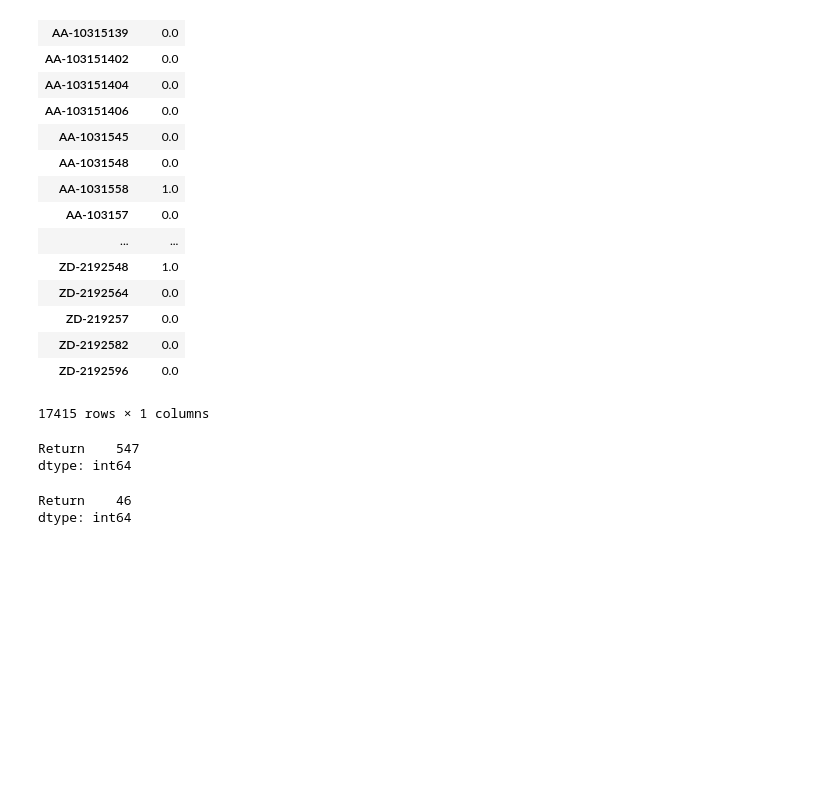
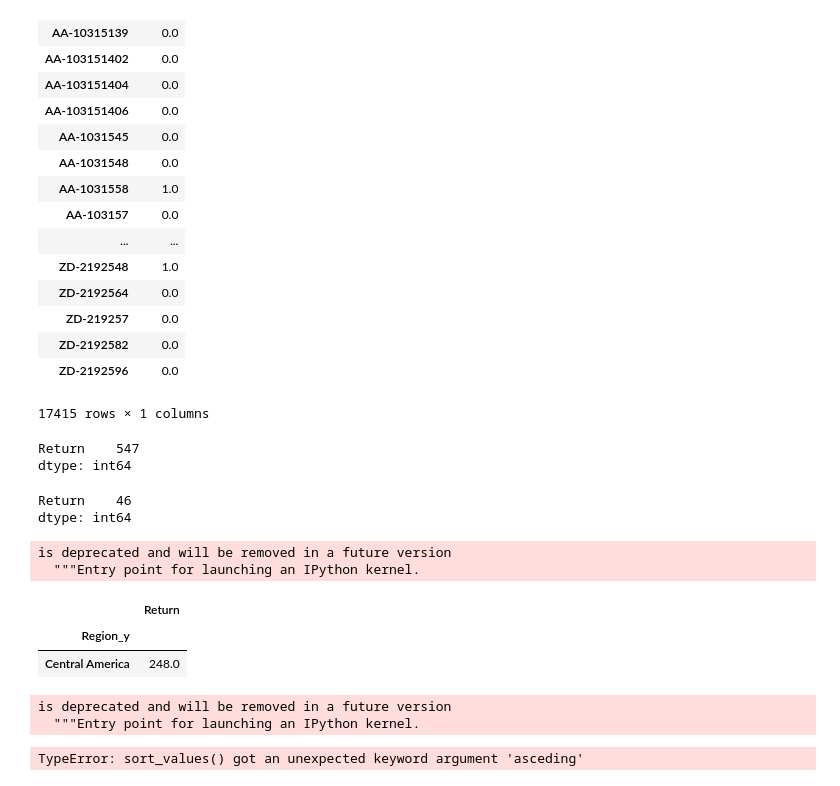
Before and after one commit to wowChelios/ML_lab, a Jupyter notebook: lab.ipynb, the cells around one changed output. Saved outputs shown, nothing was run; the diff lists cells and outputs as text; code cells hidden in the pictures; blank space fills up the shorter version.

Commit message:
final version without plot

```diff
--- a/lab.ipynb
+++ b/lab.ipynb
@@ -159,4 +159,4 @@ returns
 orders['Return'] = orders['Order.ID'].isin(returns['Order ID'])
 # %%
 returns.rename(columns = {'Order ID':'Order.ID'}, inplace = True)
-pd.merge(orders, returns, on=['Order.ID'])
+orders = pd.merge(orders, returns, on=['Order.ID'])
@@ -248,3 +228,20 @@ returnCount.loc[returnCount['Return'] > 5].count()
 # %% [output]
 Return    46
 dtype: int64
+# %%
+regionReturn = orders.groupby(['Region_y'])['Return'].agg({'Return':'sum'})
+# %% [output]
+is deprecated and will be removed in a future version
+  """Entry point for launching an IPython kernel.
+# %%
+regionReturn.sort_values(by = 'Return', ascending = False).head(1)
+# %% [output]
+|  | Return |
+| Region_y |  |
+| Central America | 248.0 |
+# %%
+orders.groupby(['Category'])['Return'].agg({'Return':'sum'}).sort_values(by = 'Return', ascending = False)
+# %% [output]
+is deprecated and will be removed in a future version
+  """Entry point for launching an IPython kernel.
+TypeError: sort_values() got an unexpected keyword argument 'asceding'
```
Also changed, not shown: parts of 2 cells of this notebook.
